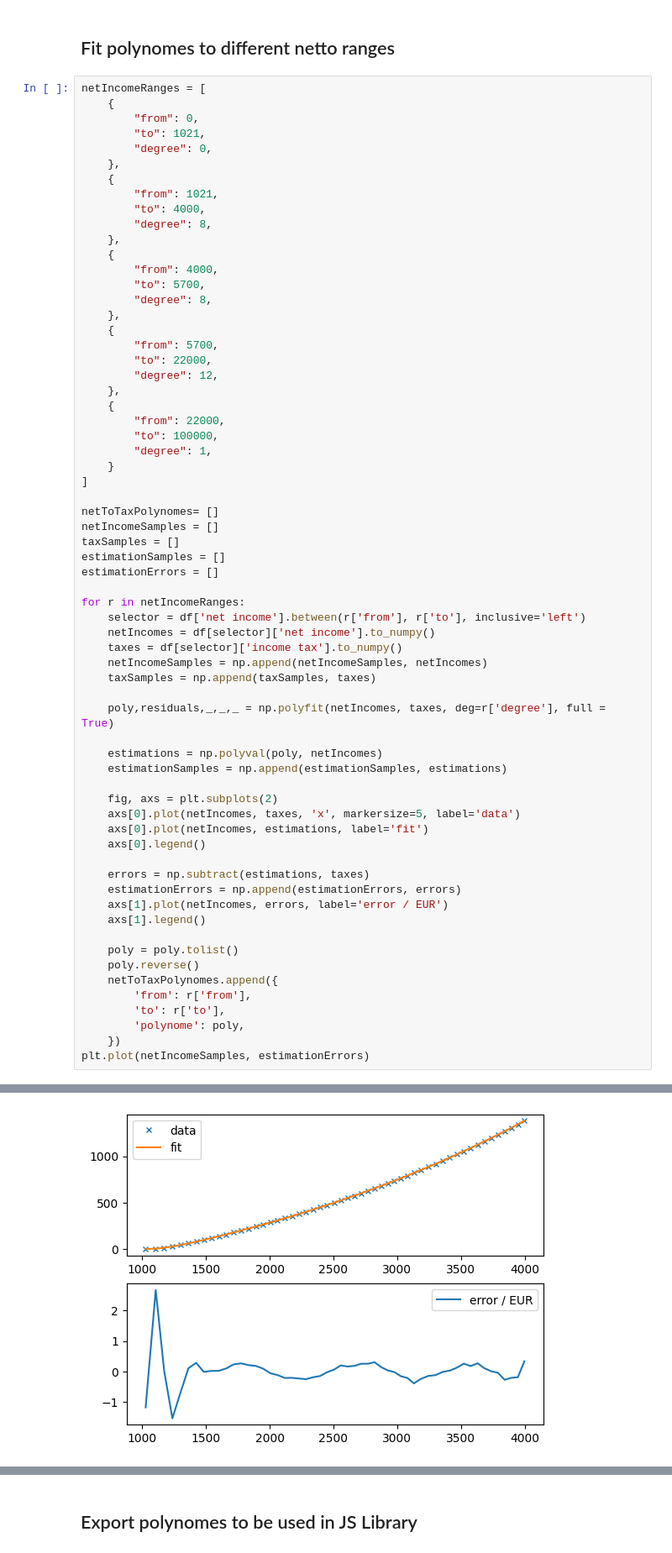
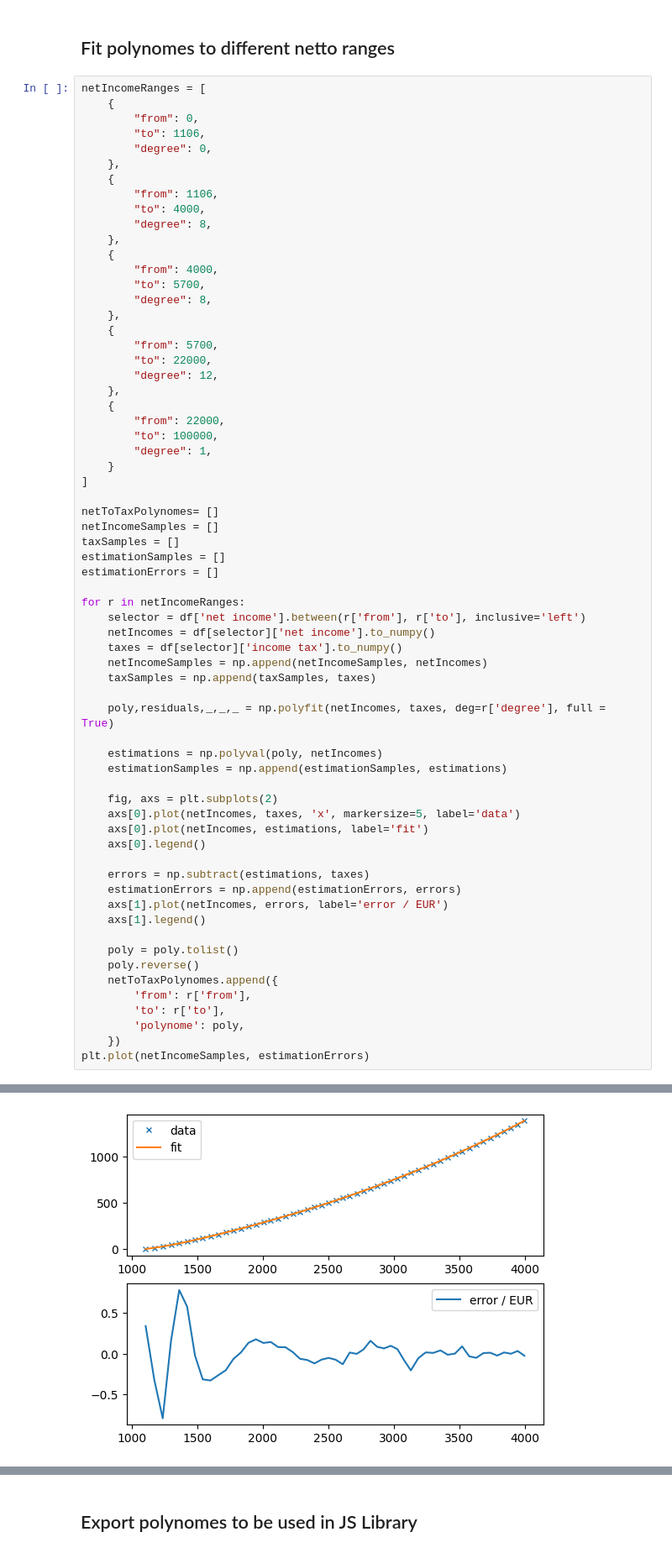
Before and after one commit to olgen/tax-calc-de, a Jupyter notebook: src/estimations.ipynb, the cells around one changed output, grey strips where cells are left out. Shown: that part at 84% size. Saved outputs shown, nothing was run; the diff lists cells and outputs as text.

```diff
--- a/src/estimations.ipynb
+++ b/src/estimations.ipynb
@@ -21,11 +21,11 @@ df.head()
 netIncomeRanges = [
     {
         "from": 0,
-        "to": 1021,
+        "to": 1106,
         "degree": 0,
     },
     {
-        "from": 1021,
+        "from": 1106,
         "to": 4000,
         "degree": 8,
     },
@@ -88,3 +88,3 @@ plt.plot(netIncomeSamples, estimationErrors)
-[figure, old version]
+[figure, new version]
 [figure]
 [figure]
```
Also changed, not shown: parts of 5 cells of this notebook, 3 other files.
